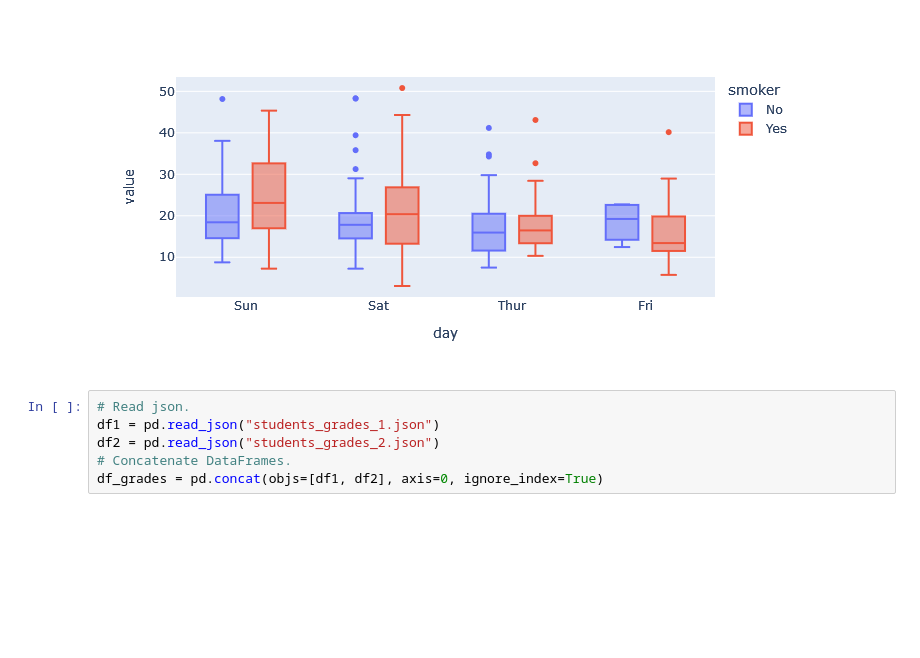
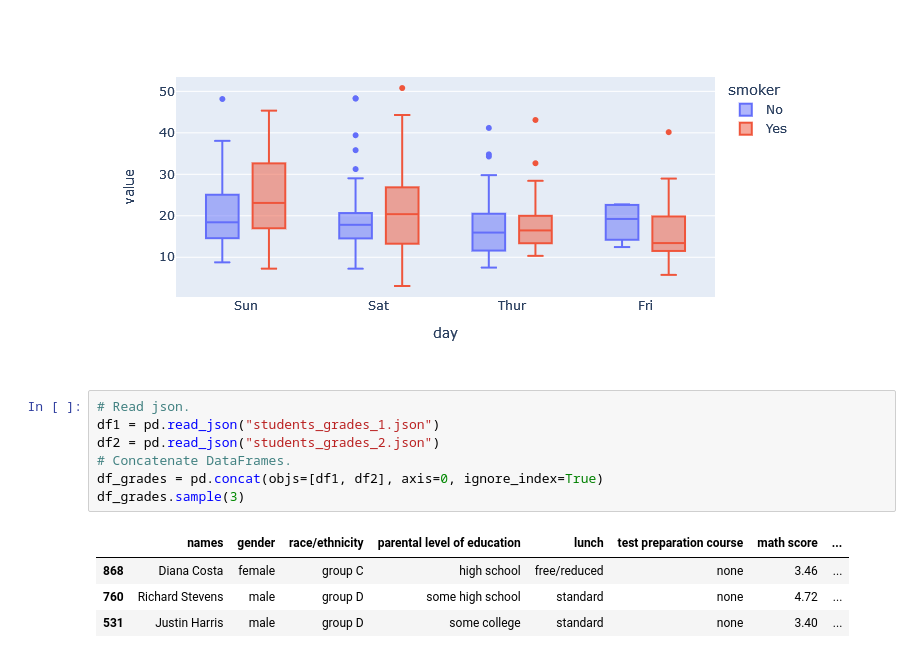
Before and after one commit to jignaciocastro8/lab-ciencia-datos, a Jupyter notebook: lab4/test_nb.ipynb, the cells around one changed output. Cells and saved outputs as stored; diff of their text form; blank space fills up the shorter version.

```diff
--- a/lab4/test_nb.ipynb
+++ b/lab4/test_nb.ipynb
@@ -18,6 +18,12 @@ fig
 # %%
 # Read json.
 df1 = pd.read_json("students_grades_1.json")
 df2 = pd.read_json("students_grades_2.json")
 # Concatenate DataFrames.
 df_grades = pd.concat(objs=[df1, df2], axis=0, ignore_index=True)
+df_grades.sample(3)
+# %% [output]
+|  | names | gender | race/ethnicity | parental level of education | lunch | test preparation course | math score | ... |
+| 868 | Diana Costa | female | group C | high school | free/reduced | none | 3.46 | ... |
+| 760 | Richard Stevens | male | group D | some high school | standard | none | 4.72 | ... |
+| 531 | Justin Harris | male | group D | some college | standard | none | 3.40 | ... |
```
Also changed, not shown: parts of 4 cells of this notebook.
